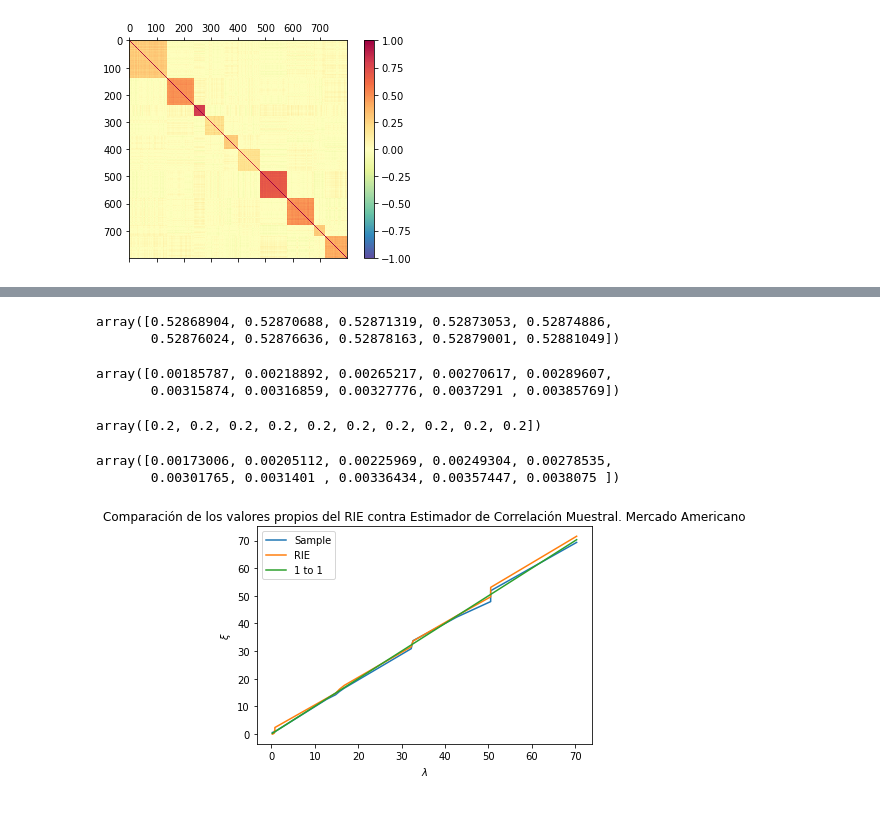
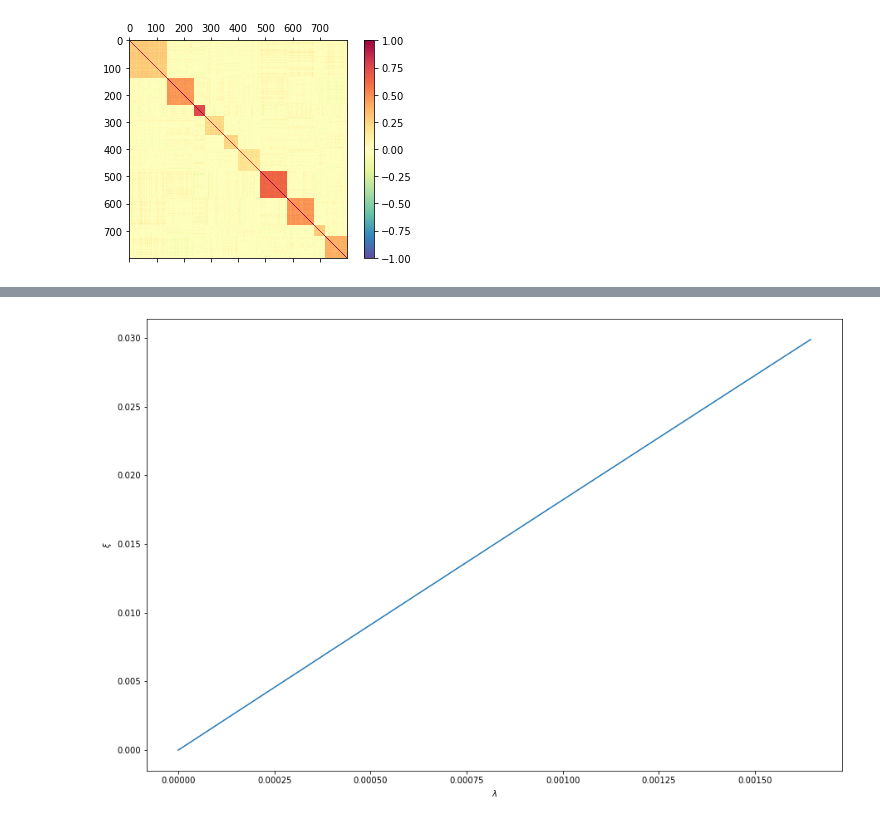
Before and after one commit to jduarte00/tesis, a Jupyter notebook: simulaciones.ipynb, the cells around one changed output, grey strips where cells are left out. Cells and saved outputs as stored; diff of their text form; code cells hidden in the pictures.

Commit message:
probar diferentes escenarios para q y para estandarizacion en simulaciones

```diff
--- a/simulaciones.ipynb
+++ b/simulaciones.ipynb
@@ -237,5 +250,5 @@ plt.show()
 # %%
 corr_matrix = make_corr_matrix([140, 100, 40, 70, 50, 80, 100, 100 , 40, 80], [0.3, 0.5, 0.8, 0.2, 0.3, 0.2, 0.7, 0.5, 0.3, 0.4])
-num_obs = 900
-num_simul = 100
+num_obs = 800
+num_simul = 25
 # %%
@@ -308,31 +298,9 @@ means_vals_propios_muestral.min()
-# %%
-means_vals_propios_rie[:10]
-# %% [output]
-array([0.52868904, 0.52870688, 0.52871319, 0.52873053, 0.52874886,
-       0.52876024, 0.52876636, 0.52878163, 0.52879001, 0.52881049])
-# %%
-eigen_sample[:10]
-# %% [output]
-array([0.00185787, 0.00218892, 0.00265217, 0.00270617, 0.00289607,
-       0.00315874, 0.00316859, 0.00327776, 0.0037291 , 0.00385769])
-# %%
-eigen_true[:10]
-# %% [output]
-array([0.2, 0.2, 0.2, 0.2, 0.2, 0.2, 0.2, 0.2, 0.2, 0.2])
-# %%
-means_vals_propios_muestral[:10]
-# %% [output]
-array([0.00173006, 0.00205112, 0.00225969, 0.00249304, 0.00278535,
-       0.00301765, 0.0031401 , 0.00336434, 0.00357447, 0.0038075 ])
-# %%
-fig, ax = plt.subplots(1,1)
-ax.plot( eigen_true, means_vals_propios_rie)
-ax.plot( eigen_true, means_vals_propios_muestral)
-ax.plot(eigen_true, eigen_true)
-plt.title("Comparación de los valores propios del RIE contra Estimador de Correlación Muestral. Mercado Americano")
-plt.legend(labels=['Sample', 'RIE', '1 to 1'])
-ax.set(ylabel=r'$\xi$')
-ax.set(xlabel=r'$\lambda$')
-plt.show()
-# %% [output]
-[figure, removed]
+# %%
+#plt.title(r"Comparación de los valores propios del RIE contra Estimador de Correlación Muestral con $q = 1$")
+fig, ax = plt.subplots(1,1, figsize=(15,10))
+ax.plot(means_vals_propios_muestral[:30],means_vals_propios_rie[:30])
+ax.set(ylabel=r'$\xi$')
+ax.set(xlabel=r'$\lambda$')
+plt.show()
+# %% [output]
+[figure, added]
```
Also changed, not shown: parts of 90 cells of this notebook.
